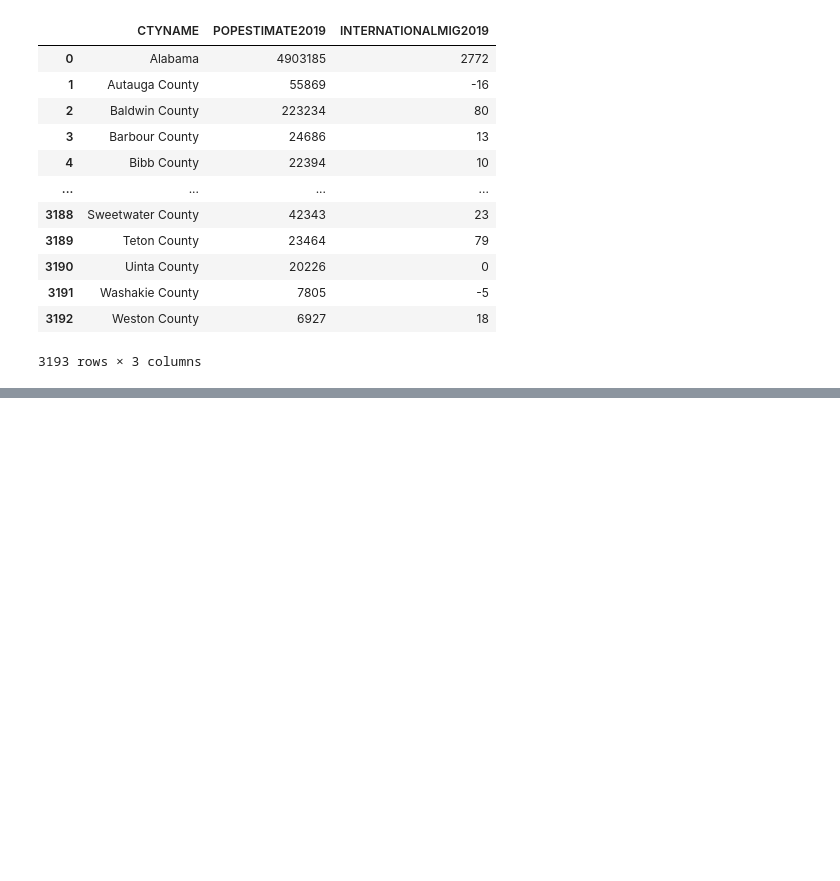
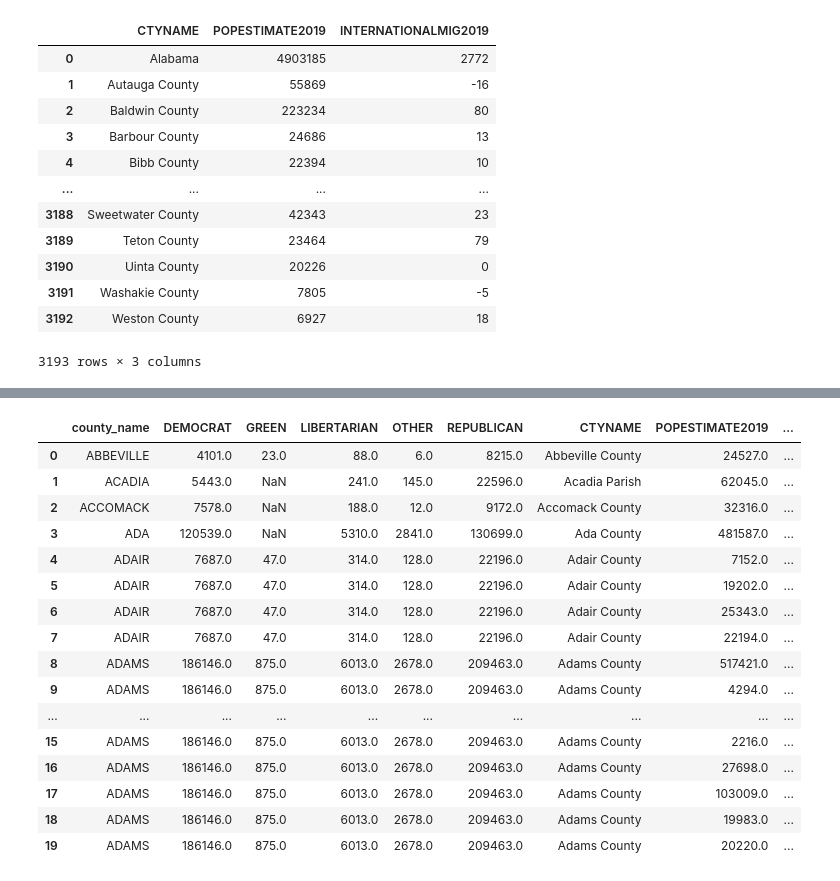
Before and after one commit to SamuelAlvarezmx/Final_project, a Jupyter notebook: Cleaning_dataset.ipynb, the cells around one changed output, grey strips where cells are left out. Drawn from its saved outputs; the diff is of its cells as text; code cells hidden in the pictures; blank space fills up the shorter version.

```diff
--- a/Cleaning_dataset.ipynb
+++ b/Cleaning_dataset.ipynb
@@ -519,0 +179,9 @@ len(county_options)
+# %%
+#Dropping the columns that are not useful and cutting the data to the year 2020
+
+
+elections_df = county_elections_df[county_elections_df['year'] == 2020]
+elections_df = elections_df.drop(columns = ['office', 'candidate', 'totalvotes', 'version','year','mode', 'state', 'state_po', 'county_fips'])
+
+
+elections_df
@@ -519,0 +202,6 @@ len(county_options)
+# %%
+# Drop duplicates of the columns
+elections_df1 = elections_df.drop_duplicates()
+# %%
+#Use a Pivot table to transform our dataframe and get the total votes for each party
+total_elections_df=elections_df1.pivot_table(index='county_name', columns = 'party', values = 'candidatevotes', aggfunc='sum')
@@ -519,0 +283,22 @@ len(county_options)
+# %%
+#Merge population and election datasets
+poll_pop_df = pd.merge(total_elections_df, population_df, how ='left', on ='county_name')
+poll_pop_df.head(20)
+# %% [output]
+|  | county_name | DEMOCRAT | GREEN | LIBERTARIAN | OTHER | REPUBLICAN | CTYNAME | POPESTIMATE2019 | ... |
+| 0 | ABBEVILLE | 4101.0 | 23.0 | 88.0 | 6.0 | 8215.0 | Abbeville County | 24527.0 | ... |
+| 1 | ACADIA | 5443.0 | NaN | 241.0 | 145.0 | 22596.0 | Acadia Parish | 62045.0 | ... |
+| 2 | ACCOMACK | 7578.0 | NaN | 188.0 | 12.0 | 9172.0 | Accomack County | 32316.0 | ... |
+| 3 | ADA | 120539.0 | NaN | 5310.0 | 2841.0 | 130699.0 | Ada County | 481587.0 | ... |
+| 4 | ADAIR | 7687.0 | 47.0 | 314.0 | 128.0 | 22196.0 | Adair County | 7152.0 | ... |
+| 5 | ADAIR | 7687.0 | 47.0 | 314.0 | 128.0 | 22196.0 | Adair County | 19202.0 | ... |
+| 6 | ADAIR | 7687.0 | 47.0 | 314.0 | 128.0 | 22196.0 | Adair County | 25343.0 | ... |
+| 7 | ADAIR | 7687.0 | 47.0 | 314.0 | 128.0 | 22196.0 | Adair County | 22194.0 | ... |
+| 8 | ADAMS | 186146.0 | 875.0 | 6013.0 | 2678.0 | 209463.0 | Adams County | 517421.0 | ... |
+| 9 | ADAMS | 186146.0 | 875.0 | 6013.0 | 2678.0 | 209463.0 | Adams County | 4294.0 | ... |
+| ... | ... | ... | ... | ... | ... | ... | ... | ... | ... |
+| 15 | ADAMS | 186146.0 | 875.0 | 6013.0 | 2678.0 | 209463.0 | Adams County | 2216.0 | ... |
+| 16 | ADAMS | 186146.0 | 875.0 | 6013.0 | 2678.0 | 209463.0 | Adams County | 27698.0 | ... |
+| 17 | ADAMS | 186146.0 | 875.0 | 6013.0 | 2678.0 | 209463.0 | Adams County | 103009.0 | ... |
+| 18 | ADAMS | 186146.0 | 875.0 | 6013.0 | 2678.0 | 209463.0 | Adams County | 19983.0 | ... |
+| 19 | ADAMS | 186146.0 | 875.0 | 6013.0 | 2678.0 | 209463.0 | Adams County | 20220.0 | ... |
```
Also changed, not shown: parts of 81 cells of this notebook, 4 other files.
